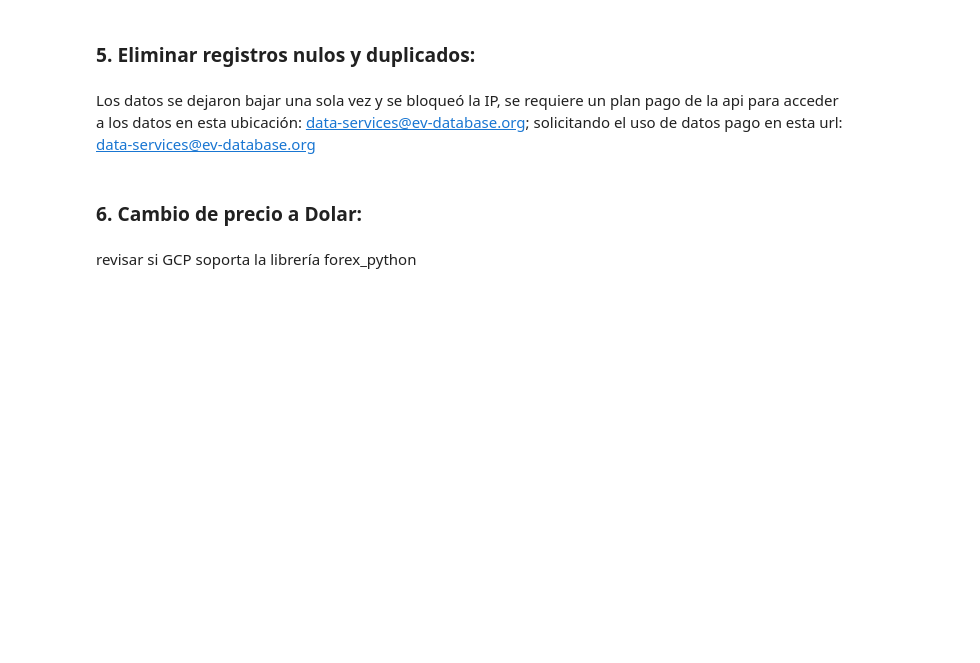
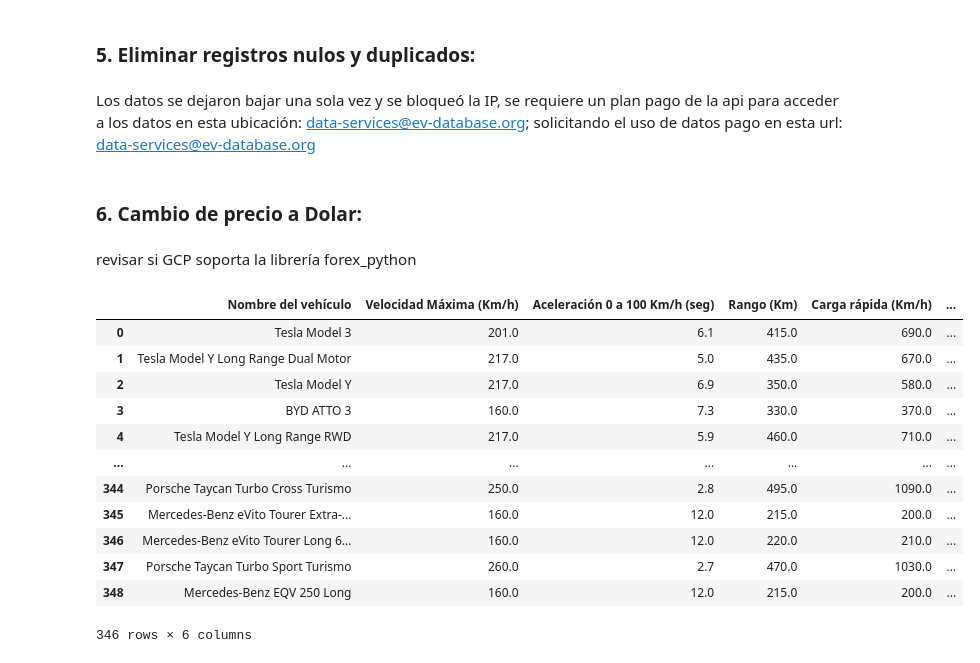
Before and after one commit to R4F43LB/EcoTaxisNYC, a Jupyter notebook: Local ETL/ETL_ElectricCar.ipynb, the cells around one changed output. Drawn from its saved outputs; the diff is of its cells as text; code cells hidden in the pictures; blank space fills up the shorter version.

Commit message:
Web Scraping ElectricCarData

```diff
--- a/Local ETL/ETL_ElectricCar.ipynb
+++ b/Local ETL/ETL_ElectricCar.ipynb
@@ -107,17 +127,3 @@ df['Rango (Km)'] = df['Rango (Km)'].str.extract('(\d+)').astype(float)
 df['Carga rápida (Km/h)'] = df['Carga rápida (Km/h)'].str.extract('(\d+)').astype(float)
 # %% [markdown]
 ### 3. Renombrar columnas de precios y arreglar valores:
-# %%
-# Renombrar las columnas de precio
-df.rename(columns={
-    'FLAG-ICON-DE': 'Alemania (€)',
-    'FLAG-ICON-NL': 'Holanda (€)',
-    'FLAG-ICON-GB': 'Inglaterra (€)'
-}, inplace=True)
-
-# Limpiar los valores de las columnas de precio
-for country in ['Alemania (€)', 'Holanda (€)', 'Inglaterra (€)']:
-    df[country] = df[country].str.replace('*', '')  # Eliminar asteriscos
-    df[country] = df[country].str.replace('[^\d,.]', '', regex=True)  # Eliminar caracteres no numéricos
-    df[country] = df[country].str.replace(',', '', regex=False)  # Eliminar comas como separadores de miles
-    df[country] = pd.to_numeric(df[country], errors='coerce')  # Convertir a tipo numérico
@@ -124,11 +153,29 @@ for country in ['Alemania (€)', 'Holanda (€)', 'Inglaterra (€)']:
+# %%
+# Quitar el símbolo del euro (€) de las columnas de precios de Alemania y Holanda
+df['Precio Alemania (€)'] = df['Precio Alemania (€)'].str.replace('€', '')
+df['Precio Holanda (€)'] = df['Precio Holanda (€)'].str.replace('€', '')
+
+# Quitar el símbolo de la libra esterlina (£) de la columna de precios de Inglaterra
+df['Precio Inglaterra (£)'] = df['Precio Inglaterra (£)'].str.replace('£', '')
+
+# Reemplazar "N/A" con NaN
+df['Precio Alemania (€)'] = df['Precio Alemania (€)'].replace('N/A', np.nan)
+df['Precio Holanda (€)'] = df['Precio Holanda (€)'].replace('N/A', np.nan)
+df['Precio Inglaterra (£)'] = df['Precio Inglaterra (£)'].replace('N/A', np.nan)
+
+
+# Quitar las comas y asteriscos de los valores y convertirlos a tipo numérico
+df['Precio Alemania (€)'] = df['Precio Alemania (€)'].str.replace(',', '').str.replace('*', '').astype(float)
+df['Precio Holanda (€)'] = df['Precio Holanda (€)'].str.replace(',', '').str.replace('*', '').astype(float)
+df['Precio Inglaterra (£)'] = df['Precio Inglaterra (£)'].str.replace(',', '').str.replace('*', '').astype(float)
 # %% [markdown]
 ### 4. Unificar precios a promedio Europa en Euros:
 # %%
 # Crear la columna "Europa (€)" que promedia los valores de las tres columnas de precios, ignorando los valores nulos
-df['Europa (€)'] = df[['Alemania (€)', 'Holanda (€)', 'Inglaterra (€)']].mean(axis=1, skipna=True)
+df['Europa (€)'] = df[['Precio Alemania (€)', 'Precio Holanda (€)', 'Precio Inglaterra (£)']].mean(axis=1, skipna=True)
 
 # Eliminar las columnas individuales de precios
-df.drop(columns=['Alemania (€)', 'Holanda (€)', 'Inglaterra (€)'], inplace=True)
+df.drop(columns=['Precio Alemania (€)', 'Precio Holanda (€)', 'Precio Inglaterra (£)','Precios por país'], inplace=True)
 # %% [markdown]
 ### 5. Eliminar registros nulos y duplicados:
 # %%
@@ -152,7 +195,4 @@ from bs4 import BeautifulSoup
 # %%
-#leer archivo
-df=pd.read_csv('../DataClean/ElectricCarClean.csv')
-
 # Convertir a dolar mediante búsqueda de la tasa Scraping a "https://www.google.com/finance/quote/EUR-USD?sa=X&ved=2ahUKEwjUhIO6x9SFAxUjfDABHXpWBXEQmY0JegQIGhAv"
 
 # URL de la página con la tasa de cambio
@@ -172,6 +212,22 @@ tasa_cambio = float(div_tasa_cambio.text.strip().replace(',', '.'))
 # Obtener la tasa de conversión actual de EUR a USD
 tasa_conversion = tasa_cambio
 
-df['Precio($USD)']=df['Europa (€)']*tasa_conversion
+df['Precio($USD)']=round(df['Europa (€)']*tasa_conversion,2)
 
 df=df.drop(columns=['Europa (€)'])
+# %%
+df
+# %% [output]
+|  | Nombre del vehículo | Velocidad Máxima (Km/h) | Aceleración 0 a 100 Km/h (seg) | Rango (Km) | Carga rápida (Km/h) | ... |
+| 0 | Tesla Model 3 | 201.0 | 6.1 | 415.0 | 690.0 | ... |
+| 1 | Tesla Model Y Long Range Dual Motor | 217.0 | 5.0 | 435.0 | 670.0 | ... |
+| 2 | Tesla Model Y | 217.0 | 6.9 | 350.0 | 580.0 | ... |
+| 3 | BYD ATTO 3 | 160.0 | 7.3 | 330.0 | 370.0 | ... |
+| 4 | Tesla Model Y Long Range RWD | 217.0 | 5.9 | 460.0 | 710.0 | ... |
+| ... | ... | ... | ... | ... | ... | ... |
+| 344 | Porsche Taycan Turbo Cross Turismo | 250.0 | 2.8 | 495.0 | 1090.0 | ... |
+| 345 | Mercedes-Benz eVito Tourer Extra-... | 160.0 | 12.0 | 215.0 | 200.0 | ... |
+| 346 | Mercedes-Benz eVito Tourer Long 6... | 160.0 | 12.0 | 220.0 | 210.0 | ... |
+| 347 | Porsche Taycan Turbo Sport Turismo | 260.0 | 2.7 | 470.0 | 1030.0 | ... |
+| 348 | Mercedes-Benz EQV 250 Long | 160.0 | 12.0 | 215.0 | 200.0 | ... |
+346 rows × 6 columns
```
Also changed, not shown: parts of 5 cells of this notebook, 2 other files.
